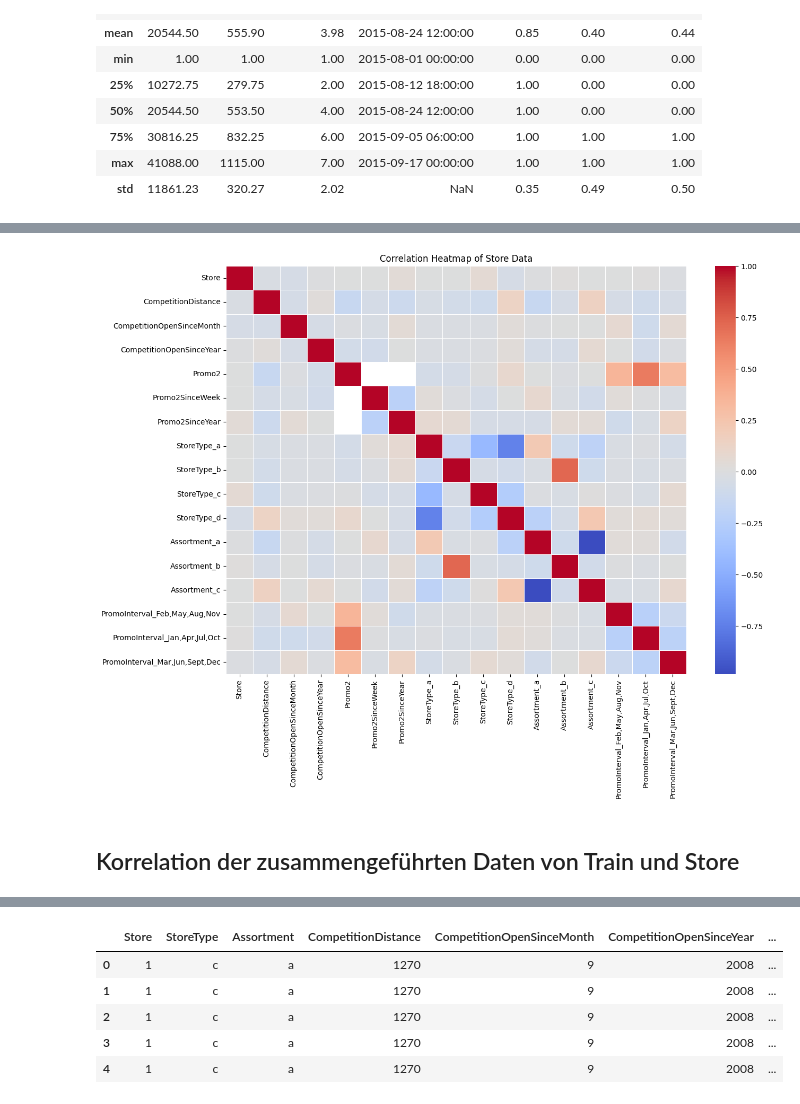
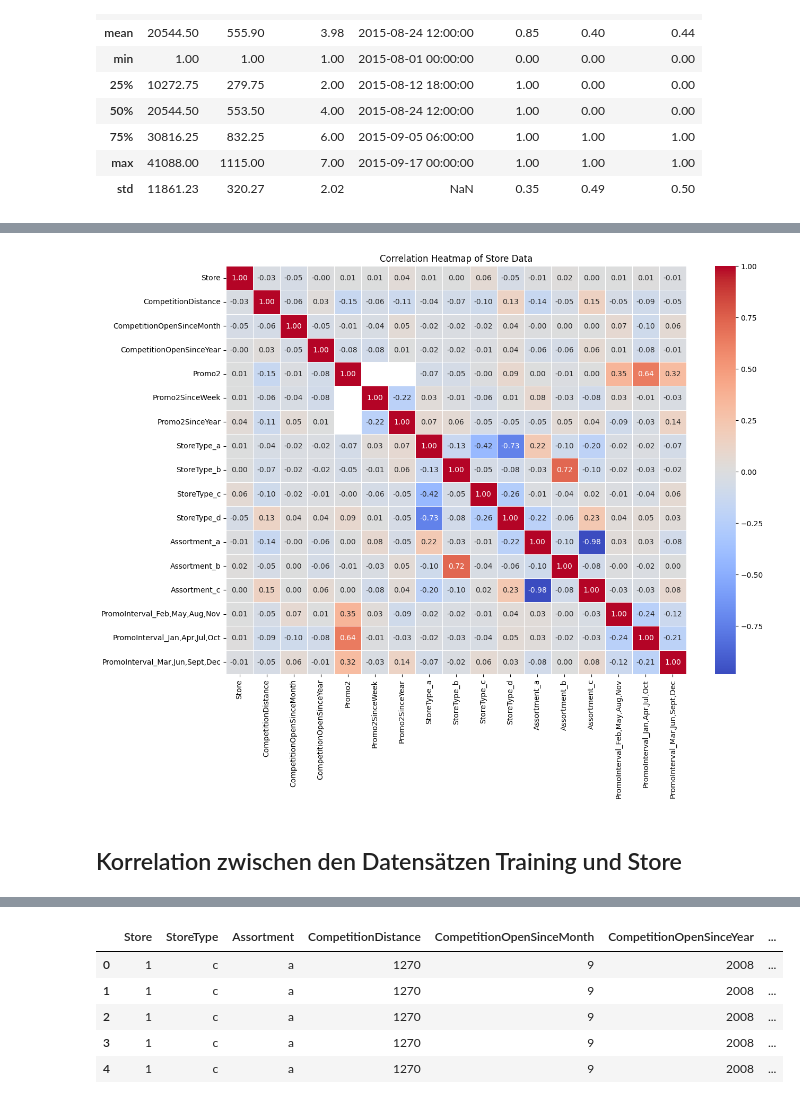
Before and after one commit to brk2ran/DataMining2024, a Jupyter notebook: notebooks/load_describe_data.ipynb, the cells around one changed output, grey strips where cells are left out. Cells and saved outputs as stored; diff of their text form; code cells hidden in the pictures.

Commit message:
Korrelationen ausführlicher geschrieben

```diff
--- a/notebooks/load_describe_data.ipynb
+++ b/notebooks/load_describe_data.ipynb
@@ -544,16 +549,16 @@ Die Korrelationsmatrix der Store Daten zeigt, dass Promo2 positiv mit allen drei
 # %%
 #One-Hot-Encoding for StoreType, Assortment, PromoInterval
 store_encoded = pd.get_dummies(df_store, columns=['StoreType', 'Assortment', 'PromoInterval'])
 
 # Correlation matrix for train data
 store_correlation_matrix = store_encoded.corr()
 
 # Plotting the correlation heatmap
 plt.figure(figsize=(14, 10))
-sns.heatmap(store_correlation_matrix, annot=False, cmap='coolwarm', fmt='.2f', linewidths=0.5)
+sns.heatmap(store_correlation_matrix, annot=True, cmap='coolwarm', fmt='.2f', linewidths=0.5)
 plt.title('Correlation Heatmap of Store Data')
 plt.show()
 # %% [output]
-[figure, old version]
+[figure, new version]
 # %% [markdown]
-## Korrelation der zusammengeführten Daten von Train und Store ##
+## Korrelation zwischen den Datensätzen Training und Store
```
Also changed, not shown: parts of 14 cells of this notebook.
